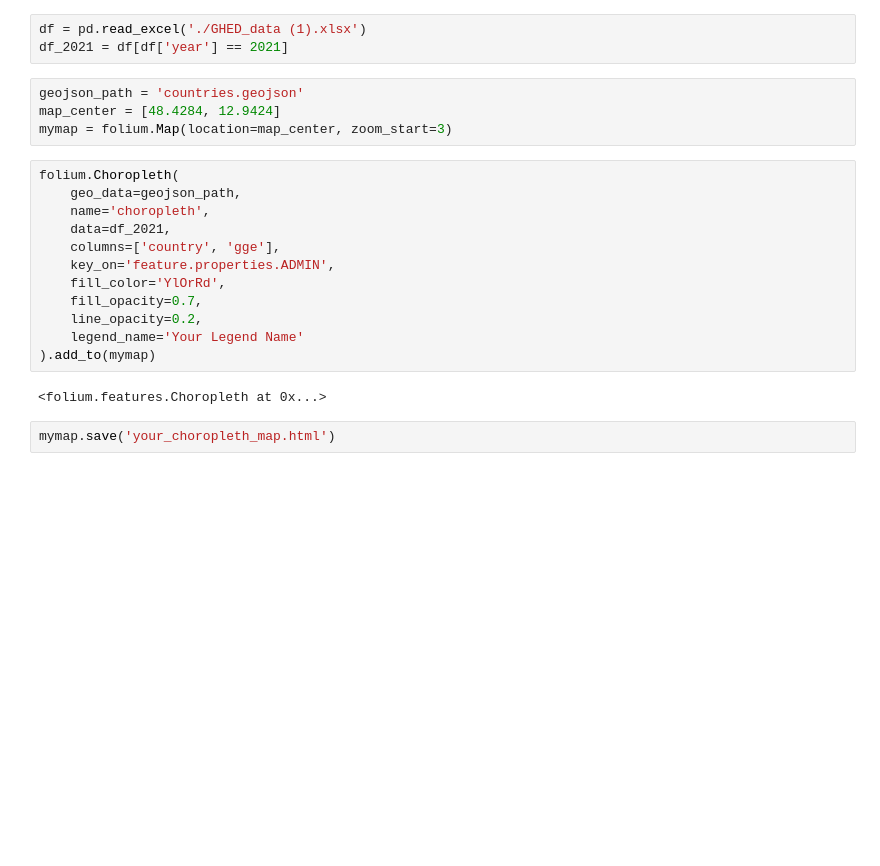
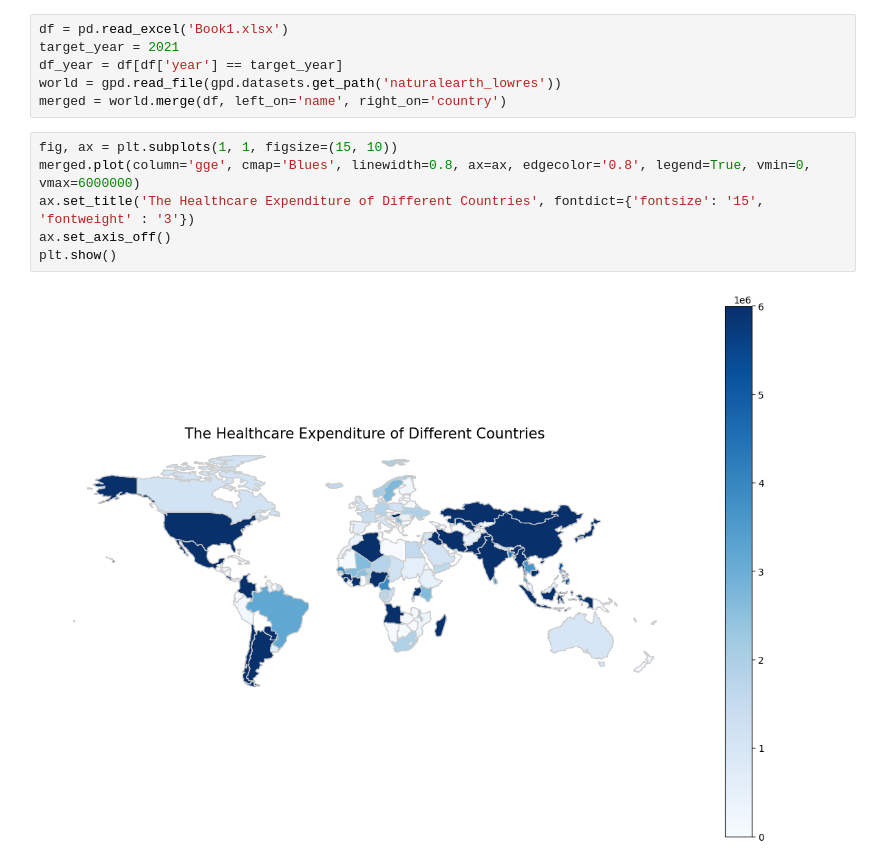
Before and after one commit to 23W-INCO/Healthcare-Expenditure-Mortality-Rate, a Jupyter notebook: visualization.ipynb, the cells around one changed output. Drawn from its saved outputs; the diff is of its cells as text; blank space fills up the shorter version.

```diff
--- a/visualization.ipynb
+++ b/visualization.ipynb
@@ -13,23 +5,14 @@ data = response.json()
-# %%
-df = pd.read_excel('./GHED_data (1).xlsx')
-df_2021 = df[df['year'] == 2021]
-# %%
-geojson_path = 'countries.geojson'
-map_center = [48.4284, 12.9424]
-mymap = folium.Map(location=map_center, zoom_start=3)
-# %%
-folium.Choropleth(
-    geo_data=geojson_path,
-    name='choropleth',
-    data=df_2021,
-    columns=['country', 'gge'],
-    key_on='feature.properties.ADMIN',
-    fill_color='YlOrRd',
-    fill_opacity=0.7,
-    line_opacity=0.2,
-    legend_name='Your Legend Name'
-).add_to(mymap)
-# %% [output]
-<folium.features.Choropleth at 0x...>
-# %%
-mymap.save('your_choropleth_map.html')
+# %%
+df = pd.read_excel('Book1.xlsx')
+target_year = 2021
+df_year = df[df['year'] == target_year]
+world = gpd.read_file(gpd.datasets.get_path('naturalearth_lowres'))
+merged = world.merge(df, left_on='name', right_on='country')
+# %%
+fig, ax = plt.subplots(1, 1, figsize=(15, 10))
+merged.plot(column='gge', cmap='Blues', linewidth=0.8, ax=ax, edgecolor='0.8', legend=True, vmin=0, vmax=6000000)
+ax.set_title('The Healthcare Expenditure of Different Countries', fontdict={'fontsize': '15', 'fontweight' : '3'})
+ax.set_axis_off()
+plt.show()
+# %% [output]
+[figure, added]
```
Also changed, not shown: parts of 2 cells of this notebook, 3 other files.
